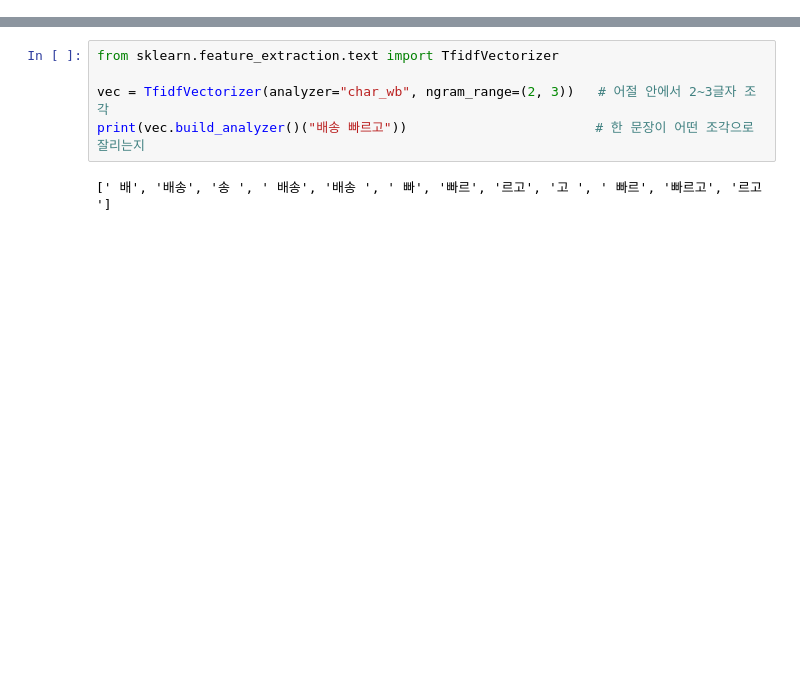
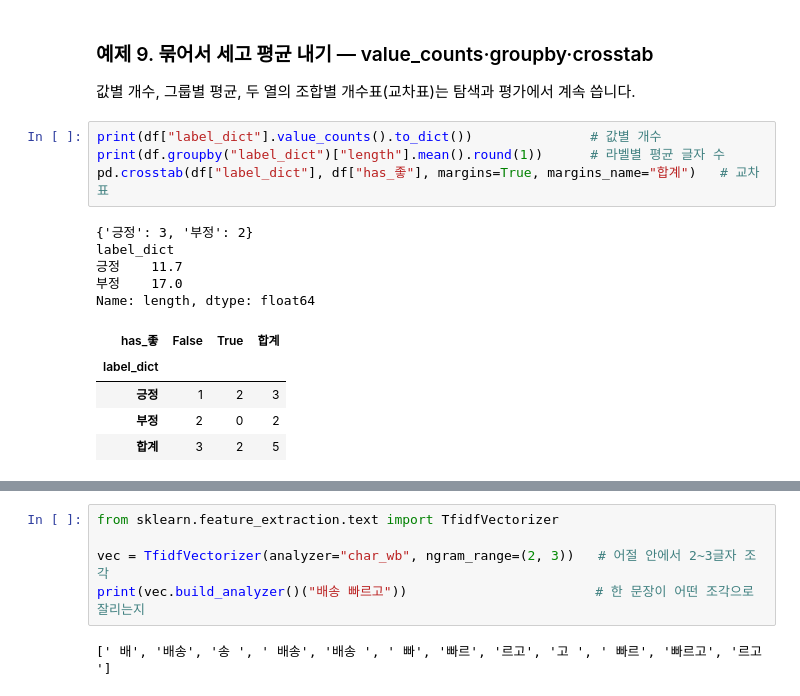
Before and after one commit to itlects/2026-2_ai-data, a Jupyter notebook: Week06/colab/Week06_이론예제_파이썬문법.ipynb, the cells around one changed output, grey strips where cells are left out. Drawn from its saved outputs; the diff is of its cells as text; blank space fills up the shorter version.

```diff
--- a/Week06/colab/Week06_이론예제_파이썬문법.ipynb
+++ b/Week06/colab/Week06_이론예제_파이썬문법.ipynb
@@ -418,0 +254,18 @@ c 099ccb74836f4ea973ba3b1e26034386
+# %% [markdown]
+### 예제 9. 묶어서 세고 평균 내기 — value_counts·groupby·crosstab
+값별 개수, 그룹별 평균, 두 열의 조합별 개수표(교차표)는 탐색과 평가에서 계속 씁니다.
+# %%
+print(df["label_dict"].value_counts().to_dict())               # 값별 개수
+print(df.groupby("label_dict")["length"].mean().round(1))      # 라벨별 평균 글자 수
+pd.crosstab(df["label_dict"], df["has_좋"], margins=True, margins_name="합계")   # 교차표
+# %% [output]
+{'긍정': 3, '부정': 2}
+label_dict
+긍정    11.7
+부정    17.0
+Name: length, dtype: float64
+| has_좋 | False | True | 합계 |
+| label_dict |  |  |  |
+| 긍정 | 1 | 2 | 3 |
+| 부정 | 2 | 0 | 2 |
+| 합계 | 3 | 2 | 5 |
```
Also changed, not shown: parts of 127 cells of this notebook, 3 other files.
